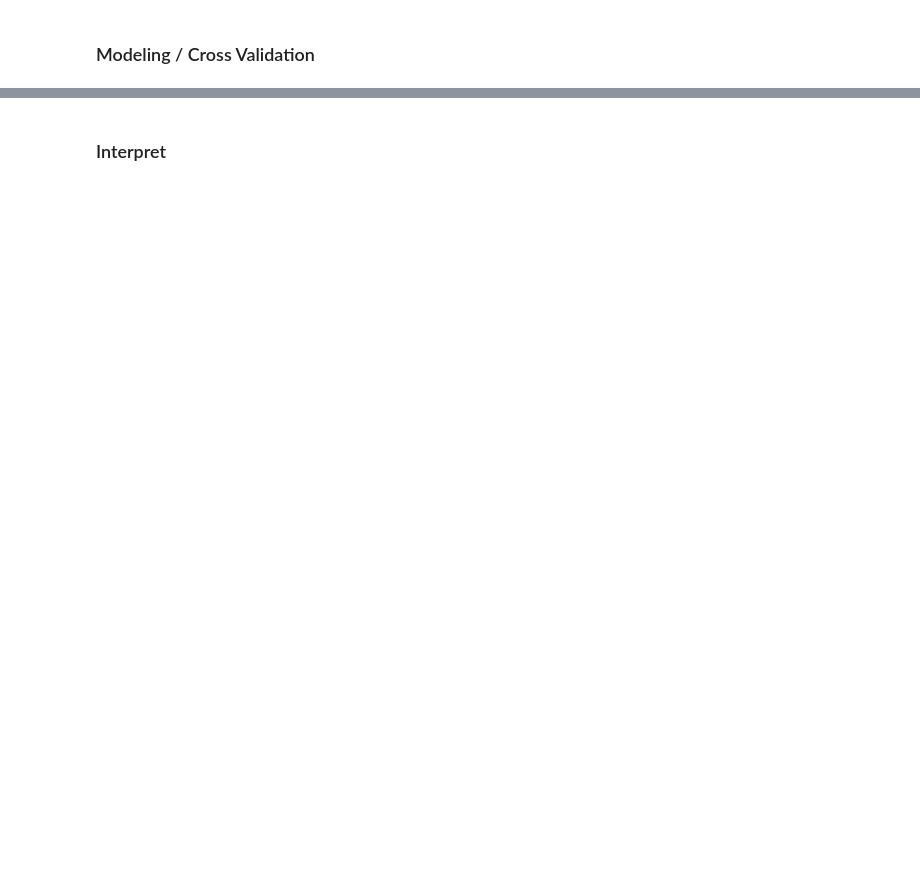
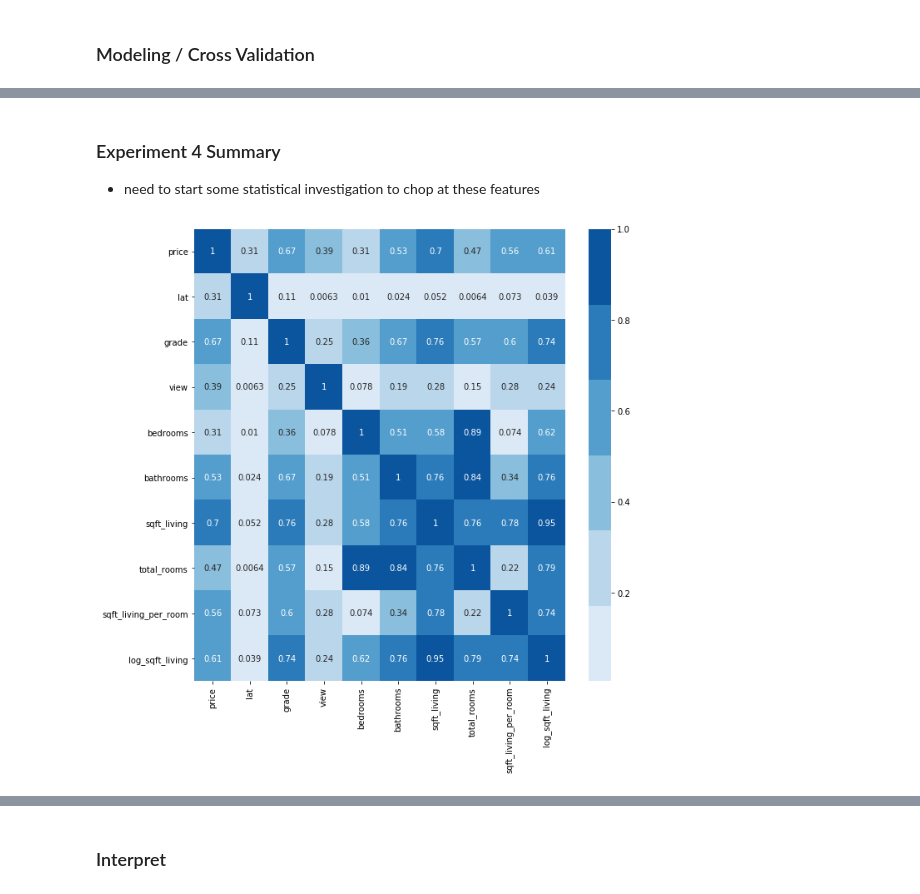
Before and after one commit to erdosn/dsc-v2-mod1-final-project-data-science, a Jupyter notebook: student.ipynb, the cells around one changed output, grey strips where cells are left out. Drawn from its saved outputs; the diff is of its cells as text; code cells hidden in the pictures; blank space fills up the shorter version.

```diff
--- a/student.ipynb
+++ b/student.ipynb
@@ -247,0 +337,3 @@ plt.show()
+# %%
+df["total_rooms"] = df["bedrooms"] + df["bathrooms"]
+df.head()
@@ -247,0 +374,6 @@ plt.show()
+# %%
+# let's make a feature that combines the rooms and sqft_living
+
+df["sqft_living_per_room"]  = df["sqft_living"] / (1.0 * df["total_rooms"])
+
+df.head()
@@ -247,0 +435,8 @@ plt.show()
+# %% [markdown]
+### Experiment 4 Summary
+- need to start some statistical investigation to chop at these features
+# %%
+columns = ['price', 'lat', 'grade', 'view', 'bedrooms', 'bathrooms', 'sqft_living', 'total_rooms', 'sqft_living_per_room', 'log_sqft_living']
+make_heatmap(df=df, columns=columns, figsize=(10, 10))
+# %% [output]
+[figure, added]
```
Also changed, not shown: parts of 48 cells of this notebook, 23 other files.
